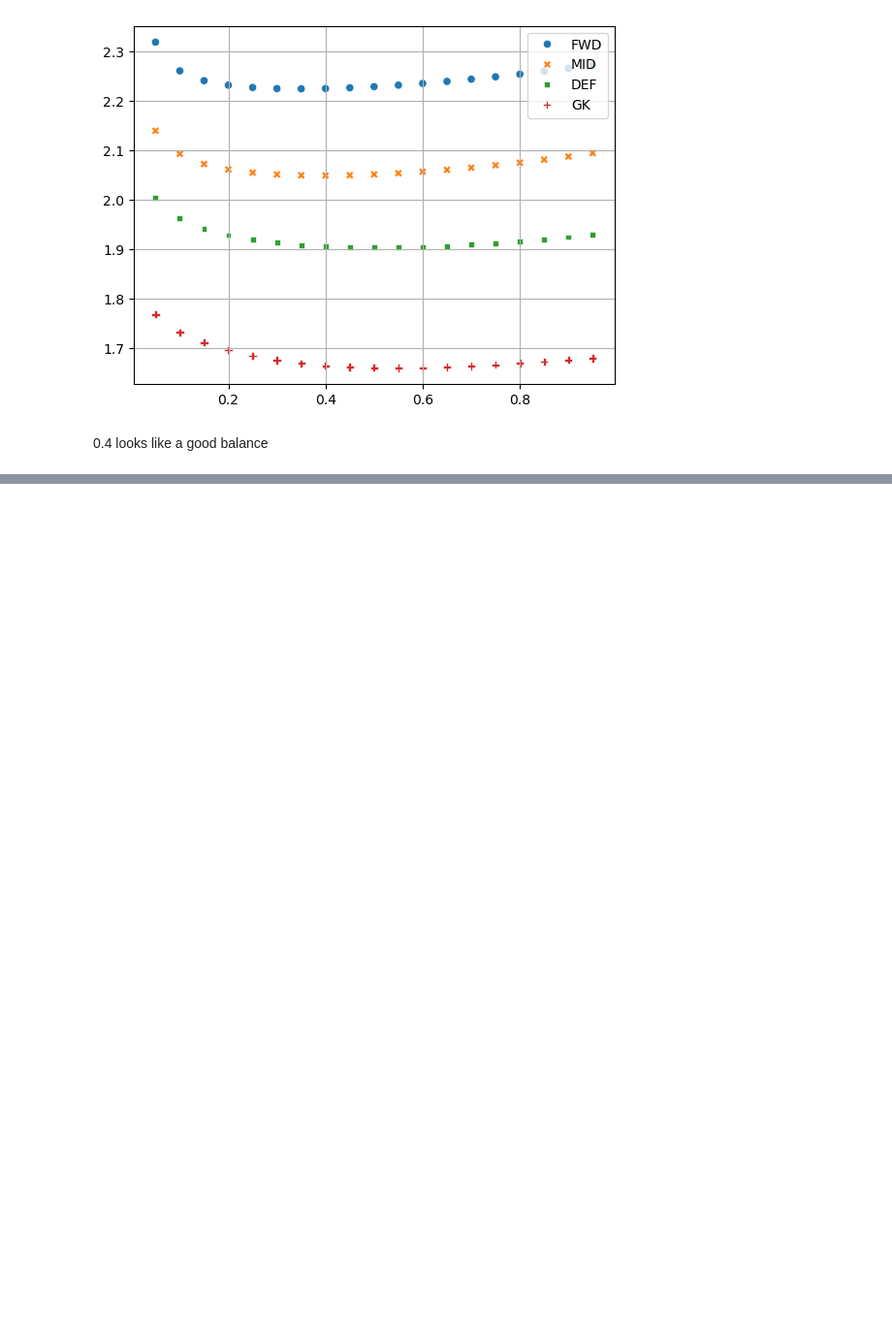
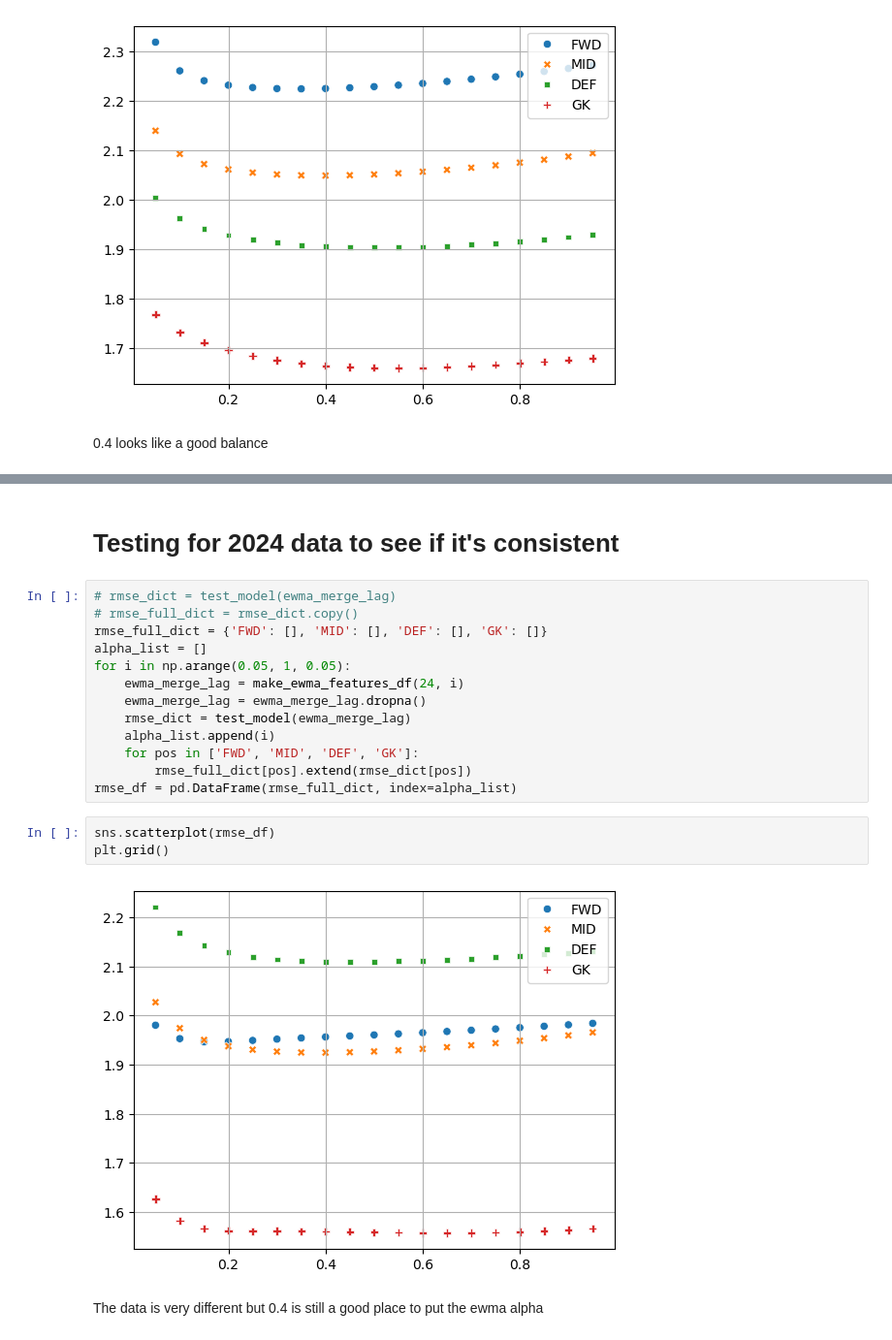
Before and after one commit to doug-ellis/draft_fpl_2526, a Jupyter notebook: transfer/test_ewma_alpha.ipynb, the cells around one changed output, grey strips where cells are left out. Shown: that part at 97% size. Saved outputs shown, nothing was run; the diff lists cells and outputs as text; blank space fills up the shorter version.

Commit message:
Testing ewma alpha for other years

```diff
--- a/transfer/test_ewma_alpha.ipynb
+++ b/transfer/test_ewma_alpha.ipynb
@@ -108,0 +61,22 @@ XGBoostError: [10:33:19] D:\bld\xgboost-split_1748292851775\work\src\data\data.c
+# %% [markdown]
+# Testing for 2024 data to see if it's consistent
+# %%
+# rmse_dict = test_model(ewma_merge_lag)
+# rmse_full_dict = rmse_dict.copy()
+rmse_full_dict = {'FWD': [], 'MID': [], 'DEF': [], 'GK': []}
+alpha_list = []
+for i in np.arange(0.05, 1, 0.05):
+    ewma_merge_lag = make_ewma_features_df(24, i)
+    ewma_merge_lag = ewma_merge_lag.dropna()
+    rmse_dict = test_model(ewma_merge_lag)
+    alpha_list.append(i)
+    for pos in ['FWD', 'MID', 'DEF', 'GK']:
+        rmse_full_dict[pos].extend(rmse_dict[pos])
+rmse_df = pd.DataFrame(rmse_full_dict, index=alpha_list)
+# %%
+sns.scatterplot(rmse_df)
+plt.grid()
+# %% [output]
+[figure, added]
+# %% [markdown]
+The data is very different but 0.4 is still a good place to put the ewma alpha
```
Also changed, not shown: parts of 4 cells of this notebook.
